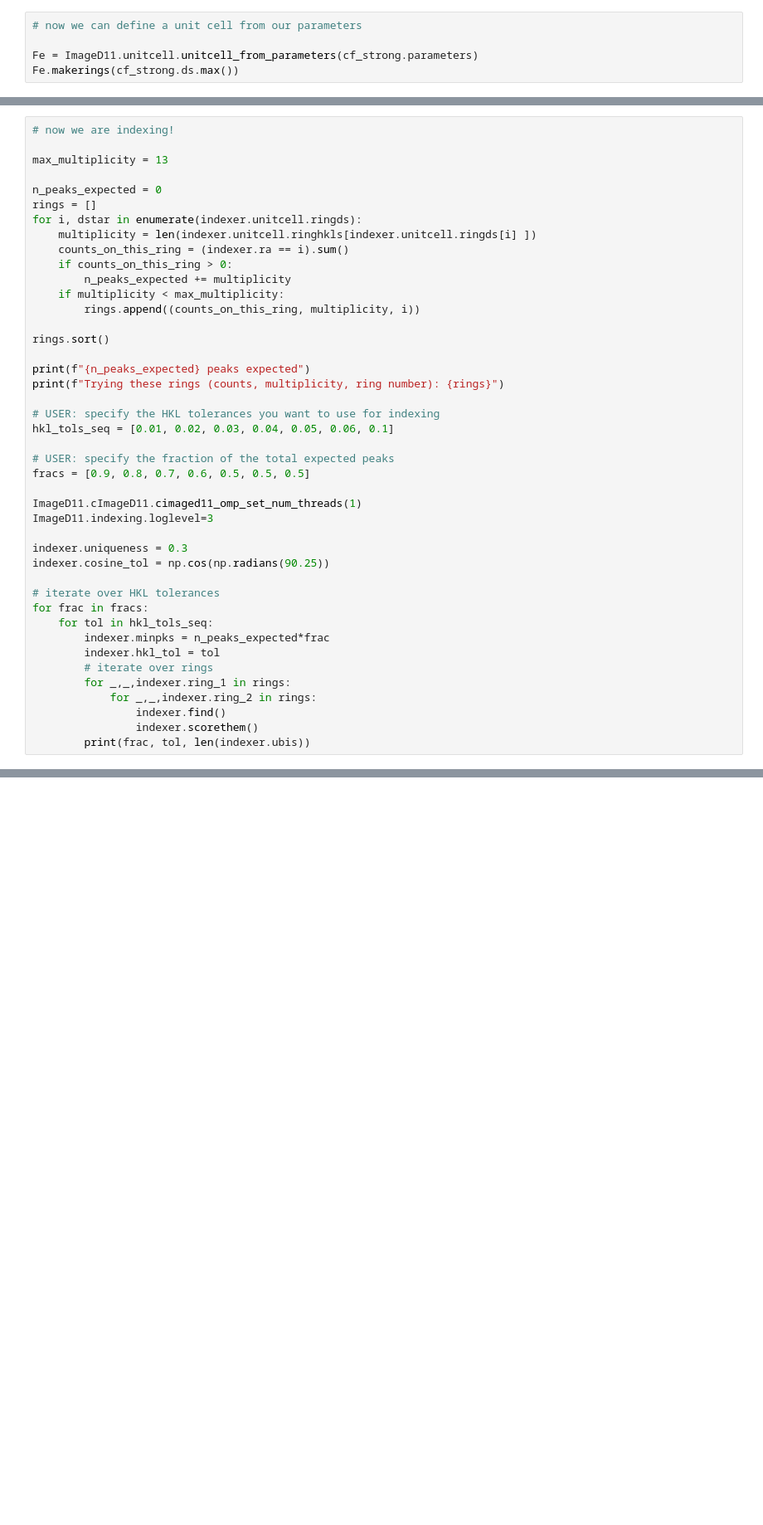
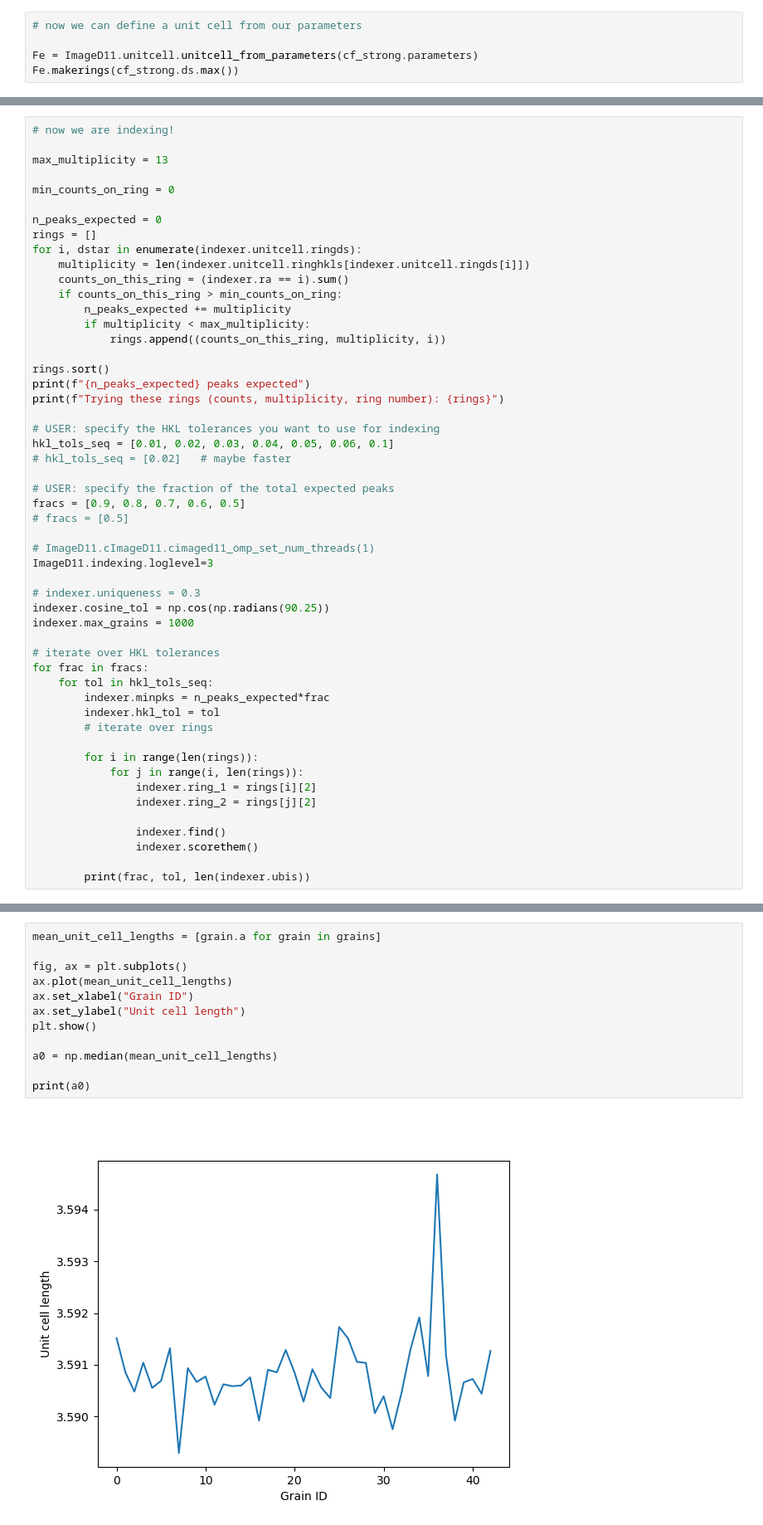
Before and after one commit to FABLE-3DXRD/ImageD11, a Jupyter notebook: ImageD11/nbGui/S3DXRD/1_S3DXRD_index_z_slice.ipynb, the cells around one changed output, grey strips where cells are left out. Shown at 83% size. Drawn from its saved outputs; the diff is of its cells as text; blank space fills up the shorter version.

```diff
--- a/ImageD11/nbGui/S3DXRD/1_S3DXRD_index_z_slice.ipynb
+++ b/ImageD11/nbGui/S3DXRD/1_S3DXRD_index_z_slice.ipynb
@@ -262,32 +291,36 @@ plt.show()
 
 max_multiplicity = 13
 
+min_counts_on_ring = 0
+
 n_peaks_expected = 0
 rings = []
 for i, dstar in enumerate(indexer.unitcell.ringds):
-    multiplicity = len(indexer.unitcell.ringhkls[indexer.unitcell.ringds[i] ])
+    multiplicity = len(indexer.unitcell.ringhkls[indexer.unitcell.ringds[i]])
     counts_on_this_ring = (indexer.ra == i).sum()
-    if counts_on_this_ring > 0:
+    if counts_on_this_ring > min_counts_on_ring:
         n_peaks_expected += multiplicity
-    if multiplicity < max_multiplicity:
-        rings.append((counts_on_this_ring, multiplicity, i))
+        if multiplicity < max_multiplicity:
+            rings.append((counts_on_this_ring, multiplicity, i))
 
 rings.sort()
-
 print(f"{n_peaks_expected} peaks expected")
 print(f"Trying these rings (counts, multiplicity, ring number): {rings}")
 
 # USER: specify the HKL tolerances you want to use for indexing
 hkl_tols_seq = [0.01, 0.02, 0.03, 0.04, 0.05, 0.06, 0.1]
+# hkl_tols_seq = [0.02]   # maybe faster
 
 # USER: specify the fraction of the total expected peaks
-fracs = [0.9, 0.8, 0.7, 0.6, 0.5, 0.5, 0.5]
+fracs = [0.9, 0.8, 0.7, 0.6, 0.5]
+# fracs = [0.5]
 
-ImageD11.cImageD11.cimaged11_omp_set_num_threads(1)
+# ImageD11.cImageD11.cimaged11_omp_set_num_threads(1)
 ImageD11.indexing.loglevel=3
 
-indexer.uniqueness = 0.3
+# indexer.uniqueness = 0.3
 indexer.cosine_tol = np.cos(np.radians(90.25))
+indexer.max_grains = 1000
 
 # iterate over HKL tolerances
 for frac in fracs:
@@ -295,8 +328,13 @@ for frac in fracs:
         indexer.minpks = n_peaks_expected*frac
         indexer.hkl_tol = tol
         # iterate over rings
-        for _,_,indexer.ring_1 in rings:
-            for _,_,indexer.ring_2 in rings:
+
+        for i in range(len(rings)):
+            for j in range(i, len(rings)):
+                indexer.ring_1 = rings[i][2]
+                indexer.ring_2 = rings[j][2]
+
                 indexer.find()
                 indexer.scorethem()
+
         print(frac, tol, len(indexer.ubis))
@@ -302,0 +368,14 @@ for frac in fracs:
+# %%
+mean_unit_cell_lengths = [grain.a for grain in grains]
+
+fig, ax = plt.subplots()
+ax.plot(mean_unit_cell_lengths)
+ax.set_xlabel("Grain ID")
+ax.set_ylabel("Unit cell length")
+plt.show()
+
+a0 = np.median(mean_unit_cell_lengths)
+
+print(a0)
+# %% [output]
+[figure, added]
```
Also changed, not shown: parts of 36 cells of this notebook, 8 other files.
